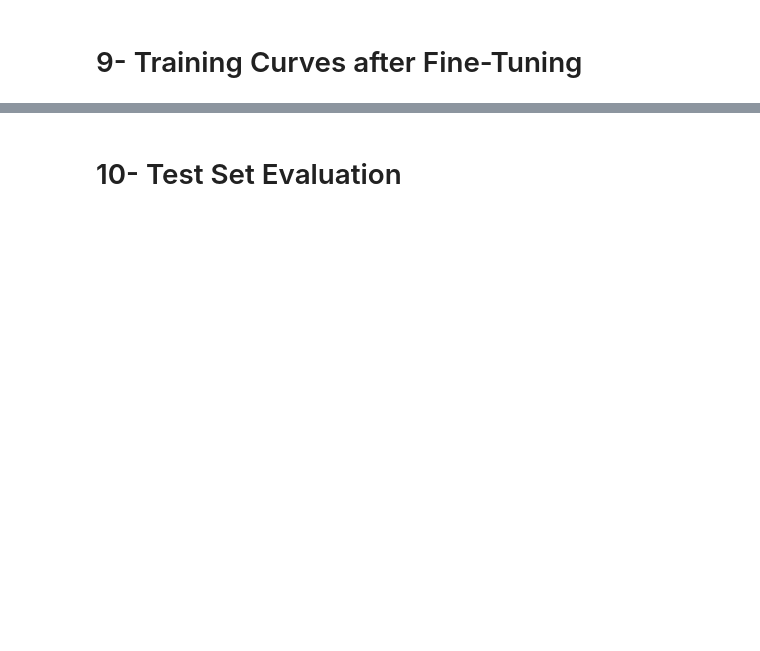
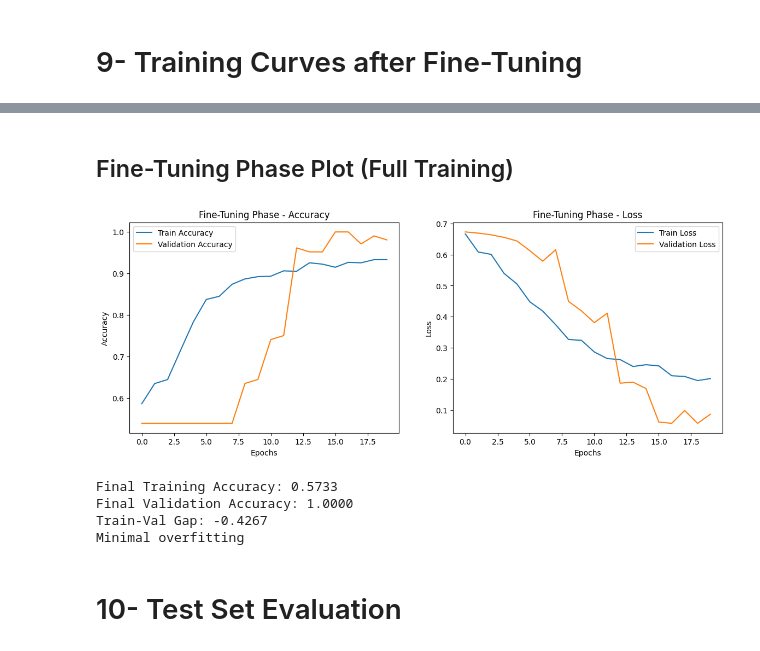
Before and after one commit to habiba-226/ResNet50-Fake-Face-Detection, a Jupyter notebook: resnet50-fake-face-detection.ipynb, the cells around one changed output, grey strips where cells are left out. Cells and saved outputs as stored; diff of their text form; code cells hidden in the pictures; blank space fills up the shorter version.

```diff
--- a/resnet50-fake-face-detection.ipynb
+++ b/resnet50-fake-face-detection.ipynb
@@ -493,0 +577,48 @@ Minimal overfitting
+# %% [markdown]
+## Fine-Tuning Phase Plot (Full Training)
+# %%
+# ===== FINE-TUNING PHASE =====
+plt.figure(figsize=(14,5))
+
+# Accuracy
+plt.subplot(1,2,1)
+plt.plot(history_finetune_full.history['accuracy'], label='Train Accuracy')
+plt.plot(history_finetune_full.history['val_accuracy'], label='Validation Accuracy')
+plt.title('Fine-Tuning Phase - Accuracy')
+plt.xlabel('Epochs')
+plt.ylabel('Accuracy')
+plt.legend()
+
+# Loss
+plt.subplot(1,2,2)
+plt.plot(history_finetune_full.history['loss'], label='Train Loss')
+plt.plot(history_finetune_full.history['val_loss'], label='Validation Loss')
+plt.title('Fine-Tuning Phase - Loss')
+plt.xlabel('Epochs')
+plt.ylabel('Loss')
+plt.legend()
+
+plt.show()
+# %% [output]
+[figure, added]
+# %%
+# Use max values instead of last epoch
+final_train_acc = max(best_fold_history['accuracy'])
+final_val_acc = max(history_finetune_full.history['val_accuracy'])
+gap = final_train_acc - final_val_acc
+
+print(f"\nFinal Training Accuracy: {final_train_acc:.4f}")
+print(f"Final Validation Accuracy: {final_val_acc:.4f}")
+print(f"Train-Val Gap: {gap:.4f}")
+
+if gap < 0.05:
+    print("Minimal overfitting")
+elif gap < 0.10:
+    print("Slight overfitting")
+else:
+    print("Significant overfitting")
+# %% [output]
+Final Training Accuracy: 0.5733
+Final Validation Accuracy: 1.0000
+Train-Val Gap: -0.4267
+Minimal overfitting
```
Also changed, not shown: parts of 27 cells of this notebook.
